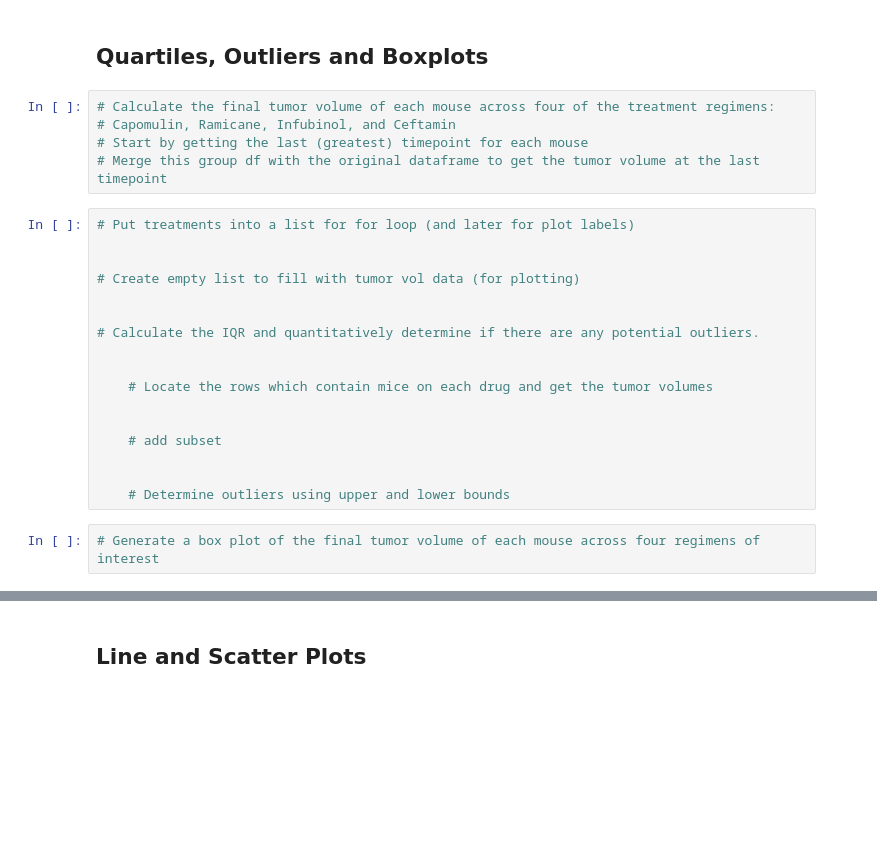
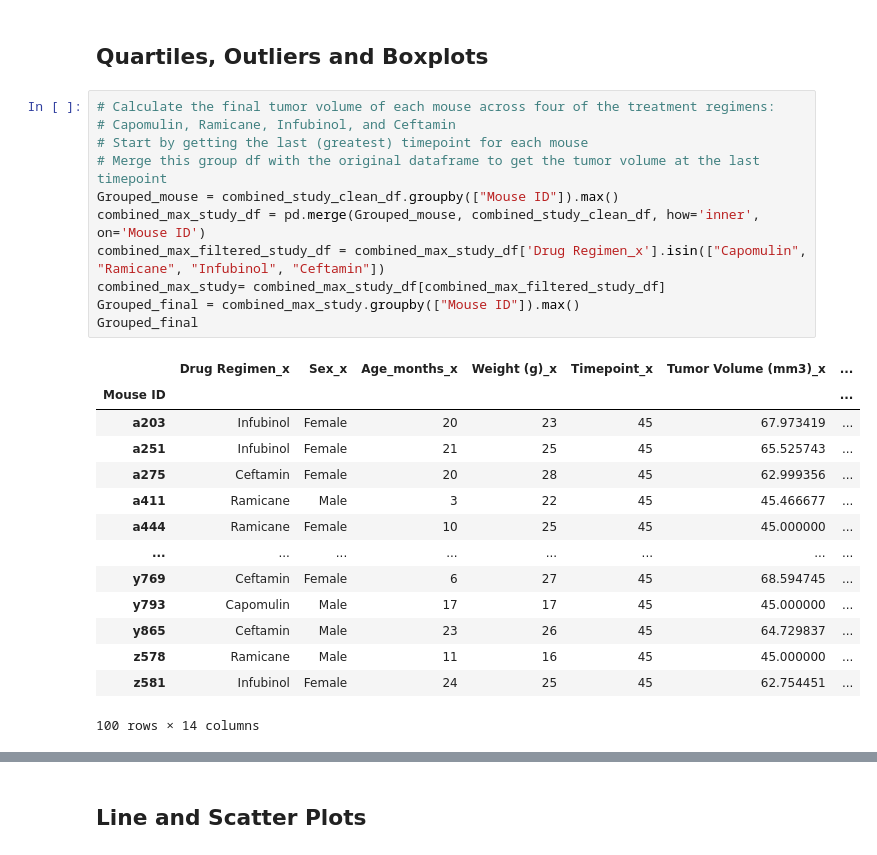
Before and after one commit to jillpeloquin13/Matplotlib, a Jupyter notebook: Pymaceuticals_main.ipynb, the cells around one changed output, grey strips where cells are left out. Drawn from its saved outputs; the diff is of its cells as text; blank space fills up the shorter version.

```diff
--- a/Pymaceuticals_main.ipynb
+++ b/Pymaceuticals_main.ipynb
@@ -214,24 +214,26 @@ plt.show()
 # %%
 # Calculate the final tumor volume of each mouse across four of the treatment regimens:
 # Capomulin, Ramicane, Infubinol, and Ceftamin
 # Start by getting the last (greatest) timepoint for each mouse
 # Merge this group df with the original dataframe to get the tumor volume at the last timepoint
+Grouped_mouse = combined_study_clean_df.groupby(["Mouse ID"]).max()
+combined_max_study_df = pd.merge(Grouped_mouse, combined_study_clean_df, how='inner', on='Mouse ID')
+combined_max_filtered_study_df = combined_max_study_df['Drug Regimen_x'].isin(["Capomulin", "Ramicane", "Infubinol", "Ceftamin"])
+combined_max_study= combined_max_study_df[combined_max_filtered_study_df]
+Grouped_final = combined_max_study.groupby(["Mouse ID"]).max()
+Grouped_final
+# %% [output]
+|  | Drug Regimen_x | Sex_x | Age_months_x | Weight (g)_x | Timepoint_x | Tumor Volume (mm3)_x | ... |
+| Mouse ID |  |  |  |  |  |  | ... |
+| a203 | Infubinol | Female | 20 | 23 | 45 | 67.973419 | ... |
+| a251 | Infubinol | Female | 21 | 25 | 45 | 65.525743 | ... |
+| a275 | Ceftamin | Female | 20 | 28 | 45 | 62.999356 | ... |
+| a411 | Ramicane | Male | 3 | 22 | 45 | 45.466677 | ... |
+| a444 | Ramicane | Female | 10 | 25 | 45 | 45.000000 | ... |
+| ... | ... | ... | ... | ... | ... | ... | ... |
+| y769 | Ceftamin | Female | 6 | 27 | 45 | 68.594745 | ... |
+| y793 | Capomulin | Male | 17 | 17 | 45 | 45.000000 | ... |
+| y865 | Ceftamin | Male | 23 | 26 | 45 | 64.729837 | ... |
+| z578 | Ramicane | Male | 11 | 16 | 45 | 45.000000 | ... |
+| z581 | Infubinol | Female | 24 | 25 | 45 | 62.754451 | ... |
+100 rows × 14 columns
-# %%
-# Put treatments into a list for for loop (and later for plot labels)
-
-
-# Create empty list to fill with tumor vol data (for plotting)
-
-
-# Calculate the IQR and quantitatively determine if there are any potential outliers.
-
-
-    # Locate the rows which contain mice on each drug and get the tumor volumes
-
-
-    # add subset
-
-
-    # Determine outliers using upper and lower bounds
-# %%
-# Generate a box plot of the final tumor volume of each mouse across four regimens of interest
```
Also changed, not shown: parts of 3 cells of this notebook.
